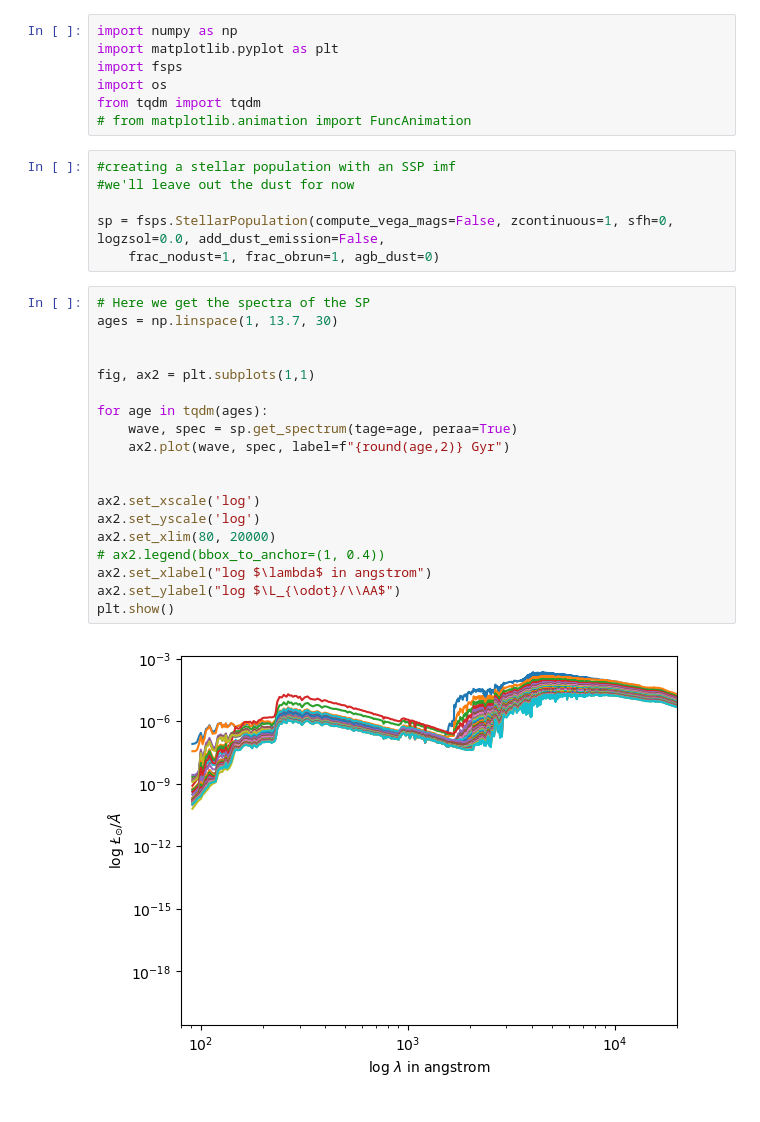
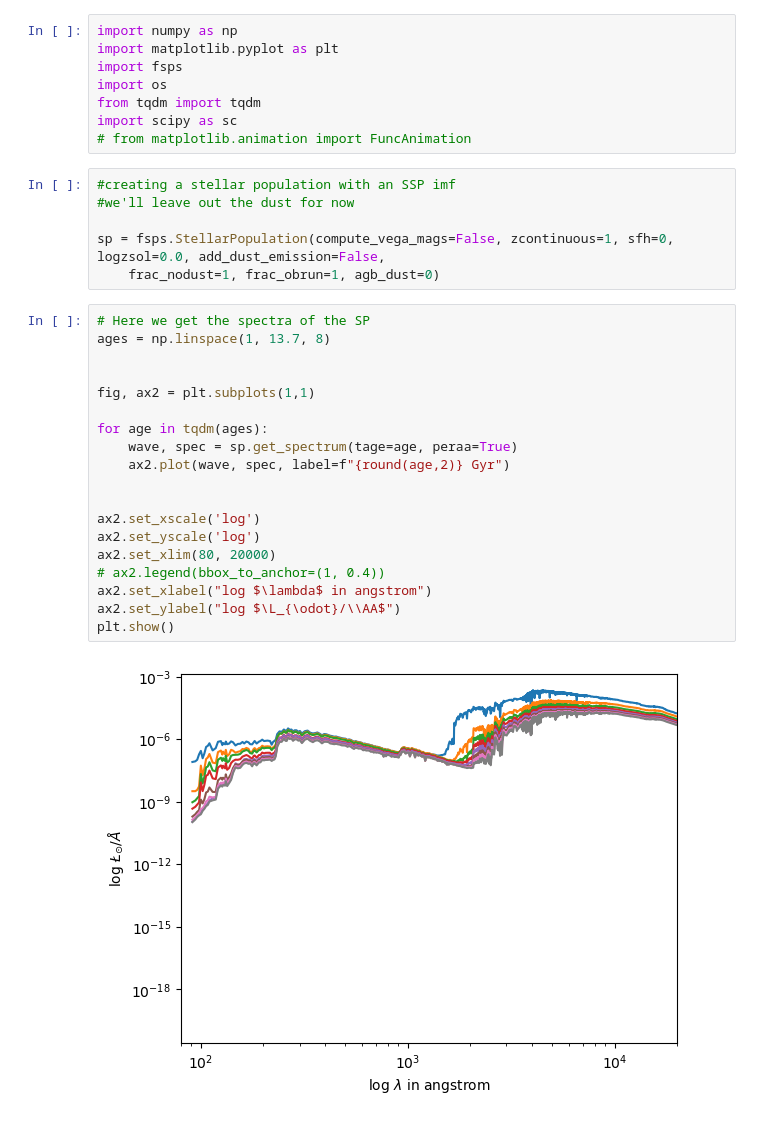
Before and after one commit to YannickBadoux/BRP, a Jupyter notebook: Steller simulations no dust.ipynb, the cells around one changed output. Drawn from its saved outputs; the diff is of its cells as text.

```diff
--- a/Steller simulations no dust.ipynb
+++ b/Steller simulations no dust.ipynb
@@ -4,6 +4,7 @@ import matplotlib.pyplot as plt
 import fsps
 import os
 from tqdm import tqdm
+import scipy as sc
 # from matplotlib.animation import FuncAnimation
 # %%
 #creating a stellar population with an SSP imf
@@ -13,25 +14,25 @@ sp = fsps.StellarPopulation(compute_vega_mags=False, zcontinuous=1, sfh=0, logzs
     frac_nodust=1, frac_obrun=1, agb_dust=0)
 # %%
 # Here we get the spectra of the SP
-ages = np.linspace(1, 13.7, 30)
+ages = np.linspace(1, 13.7, 8)
 
 
 fig, ax2 = plt.subplots(1,1)
 
 for age in tqdm(ages):
     wave, spec = sp.get_spectrum(tage=age, peraa=True)
     ax2.plot(wave, spec, label=f"{round(age,2)} Gyr")
 
 
 ax2.set_xscale('log')
 ax2.set_yscale('log')
 ax2.set_xlim(80, 20000)
 # ax2.legend(bbox_to_anchor=(1, 0.4))
 ax2.set_xlabel("log $\lambda$ in angstrom")
 ax2.set_ylabel("log $\L_{\odot}/\\AA$")
 plt.show()
 # %% [output]
-[figure, old version]
+[figure, new version]
 # %%
 # Here we make a colour-M/L plot
 # We can get the colour from the filters in fsps
```
Also changed, not shown: parts of 1 cell of this notebook.
